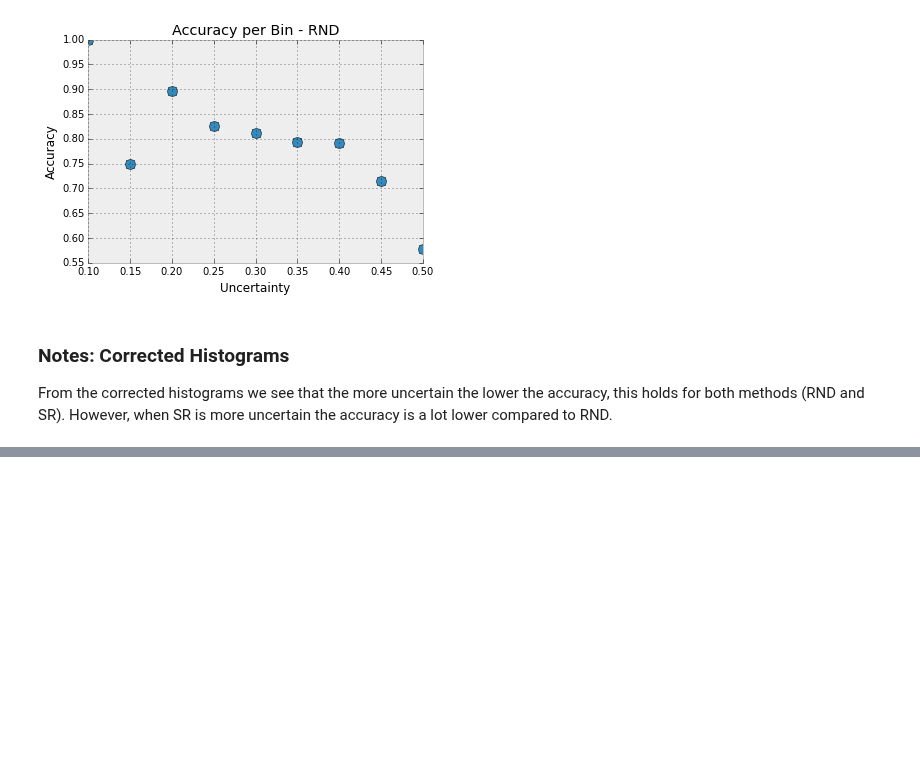
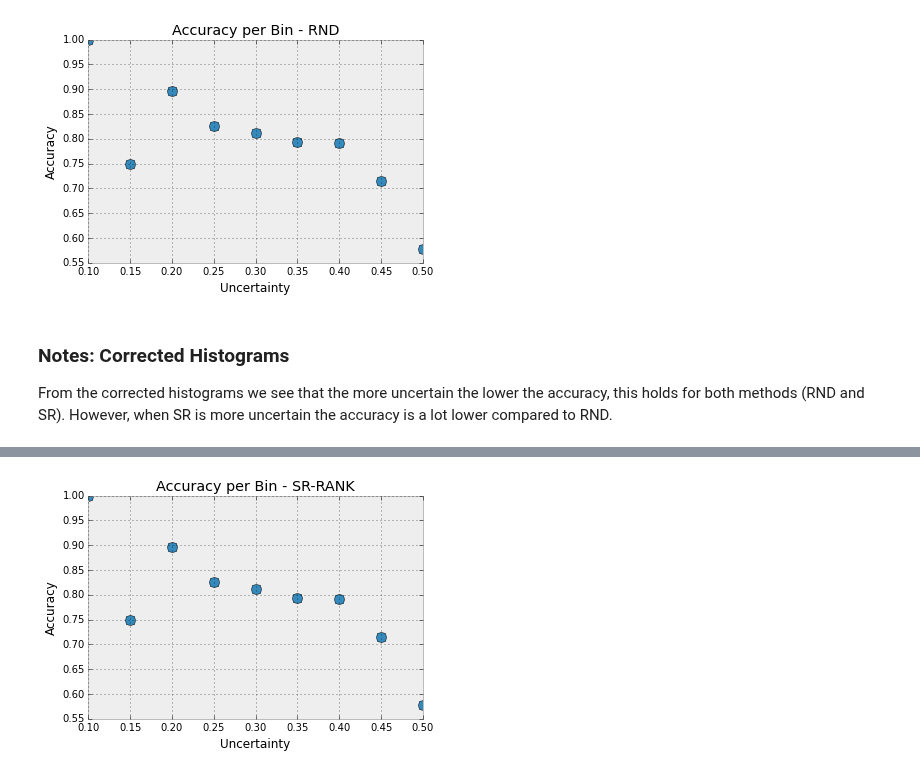
Before and after one commit to mramire8/notebooks, a Jupyter notebook: sr_analysis.ipynb, the cells around one changed output, grey strips where cells are left out. Drawn from its saved outputs; the diff is of its cells as text; code cells hidden in the pictures; blank space fills up the shorter version.

```diff
--- a/sr_analysis.ipynb
+++ b/sr_analysis.ipynb
@@ -222,0 +223,11 @@ From the corrected histograms we see that the more uncertain the lower the accur
+# %%
+#docid, target,student-y0,student-y1,expert-y0,expert-y1,snippet
+rank_file = 'data-imdb-lrn-sequential-ut-rnd-snip-sr_rank-cal-True.txt'
+rank,rank_text = read_data(rank_file)
+
+unc_exp_rank = get_uncertainty(rank,type='expert')
+
+pred_exp_rank = [f(x) for x in rank[:,4]]
+correct_ex_rank = pred_exp_rank == rank[:,1]
+
+cor, incor, binc = histogram_uncertainty_correct(unc_stu_rnd, correct_st_rnd)
@@ -222,0 +236,4 @@ From the corrected histograms we see that the more uncertain the lower the accur
+# %%
+accu_corr(cor,incor, "SR-RANK", binc)
+# %% [output]
+[figure, added]
```
Also changed, not shown: parts of 7 cells of this notebook, 3 other files.
